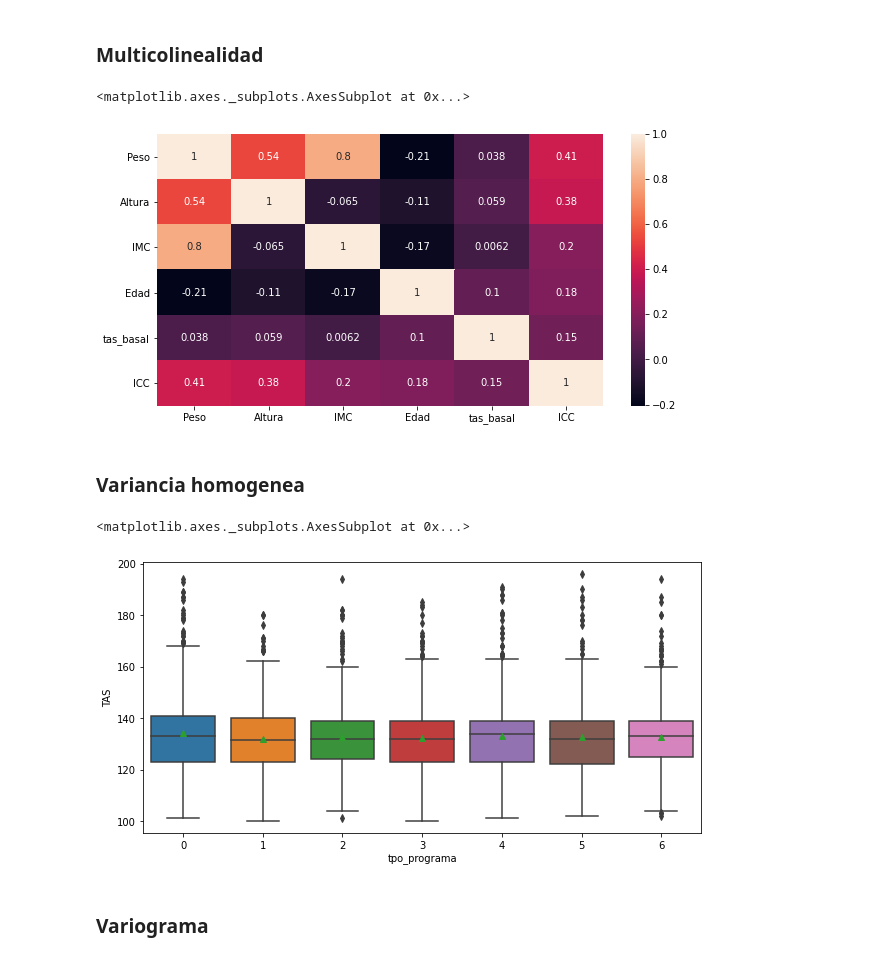
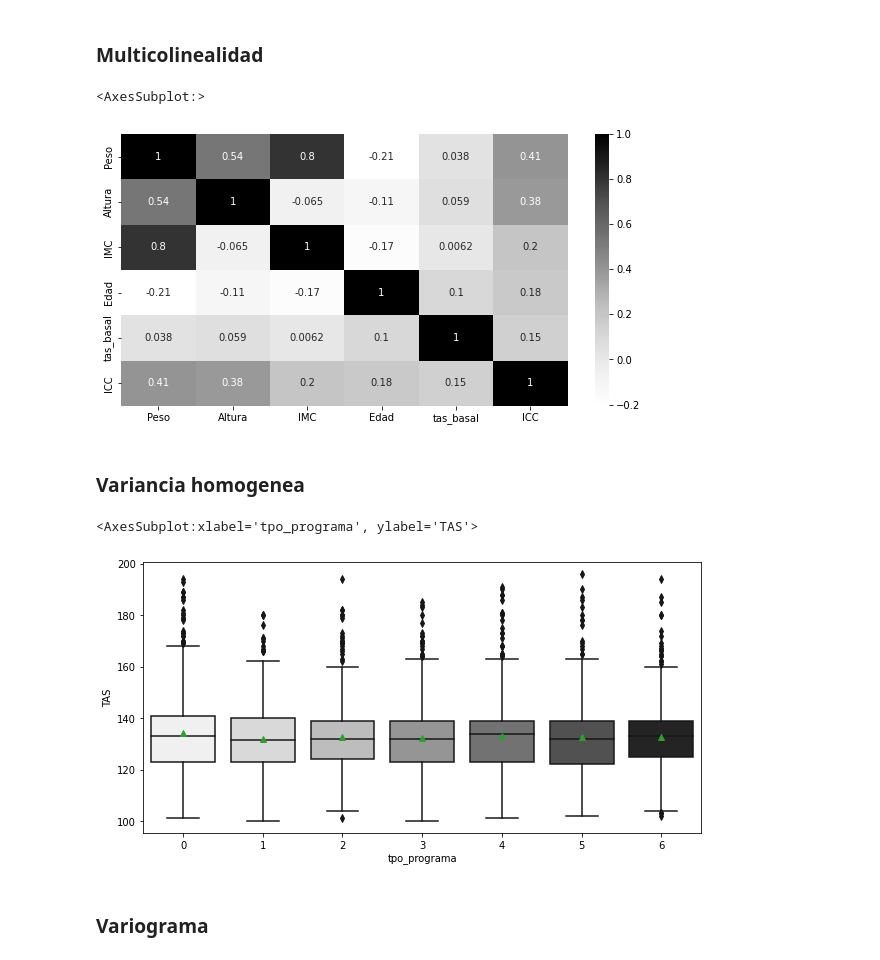
Before and after one commit to ecometto94/Tesis, a Jupyter notebook: Sintaxis/Análisis Descriptivo Paper Style.ipynb, the cells around one changed output. Cells and saved outputs as stored; diff of their text form; code cells hidden in the pictures.

```diff
--- a/Sintaxis/Análisis Descriptivo Paper Style.ipynb
+++ b/Sintaxis/Análisis Descriptivo Paper Style.ipynb
@@ -263,17 +236,17 @@ plt.plot(tesis["tpo_programa"].value_counts()/tesis["idPaciente"].nunique())
 # %% [markdown]
 ### Multicolinealidad
 # %%
-sns.heatmap(tesis_basal[numerical].corr(), annot=True)
+sns.heatmap(tesis_basal[numerical].corr(), annot=True, cmap="Greys")
 # %% [output]
-<matplotlib.axes._subplots.AxesSubplot at 0x...>
+<AxesSubplot:>
-[figure, old version]
+[figure, new version]
 # %% [markdown]
 ### Variancia homogenea
 # %%
-sns.boxplot(x=tesis["tpo_programa"], y=tesis["TAS"], showmeans=True)
+sns.boxplot(x=tesis["tpo_programa"], y=tesis["TAS"], showmeans=True, palette="Greys")
 # %% [output]
-<matplotlib.axes._subplots.AxesSubplot at 0x...>
+<AxesSubplot:xlabel='tpo_programa', ylabel='TAS'>
-[figure, old version]
+[figure, new version]
 # %% [markdown]
 ### Variograma
 # %%
```
Also changed, not shown: parts of 19 cells of this notebook.
